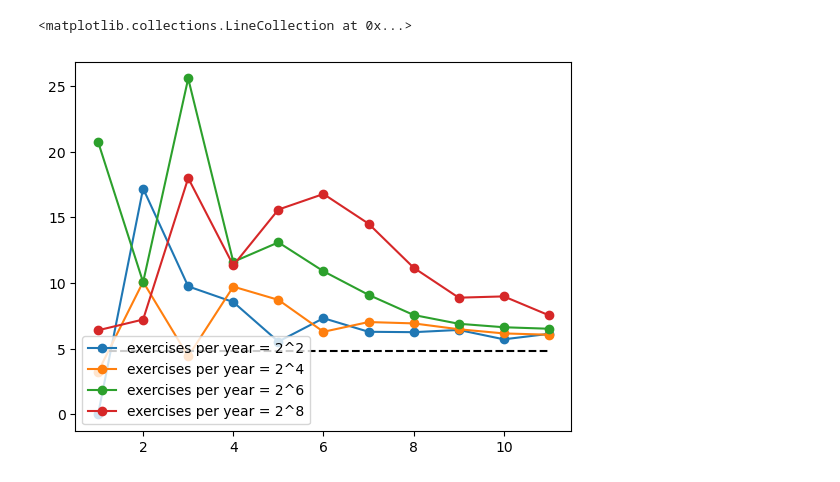
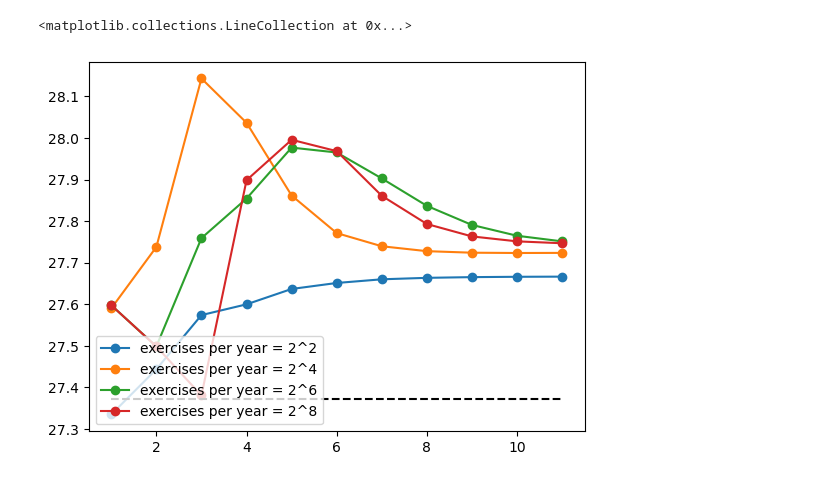
Before and after one commit to michalsn13/Longstaff-Schwartz_app, a Jupyter notebook: Stochastic_Mesh_main.ipynb, the cells around one changed output. Saved outputs shown, nothing was run; the diff lists cells and outputs as text; code cells hidden in the pictures.

```diff
--- a/Stochastic_Mesh_main.ipynb
+++ b/Stochastic_Mesh_main.ipynb
@@ -13,16 +17,16 @@ from stochastic_mesh_func import *
 # %%
-mu = 0.06
+mu = 0.05
 r = 0.05
 sigma = 0.2
 T = 1
-values_per_year = 50
+values_per_year = 120
 
 S0 = 100
 K = 100
 
 b = 1000
 # %%
-underlying = GBM(S0, mu, sigma, r, values_per_year)
+underlying = GBM(S0, mu, sigma, r, div = 10, div_freq = 12, next_div_moment = 0.1, values_per_year = values_per_year)
 # %%
 vanilla_call = Option(underlying, lambda X,t: np.maximum(X-K, 0), T)
 # %%
@@ -161,7 +177,7 @@ exercises = range(2, 10, 2)
 Vs = pd.DataFrame(index = bs, columns = [f'exercises per year = 2^{e}' for e in exercises])
 for b in bs:
     for e in exercises:
-        underlying = GBM(S0, mu, sigma, r, 2**e)
+        underlying = GBM(S0, mu, sigma, r, div = 30, div_freq = 1, next_div_moment = 0.5, values_per_year = 2**e)
         vanilla_call = Option(underlying, lambda X,t: np.maximum(X-K, 0), T)
-        price, _, _, _ = stochastic_mesh(vanilla_call, 2**b)
+        price, _, _, _ = stochastic_mesh(vanilla_call, 2**b, True)
         Vs.loc[b, f'exercises per year = 2^{e}'] = price
@@ -178,14 +193,14 @@ exercises = range(2, 10, 2)
 Vs = pd.DataFrame(index = bs, columns = [f'exercises per year = 2^{e}' for e in exercises])
 for b in bs:
     for e in exercises:
-        underlying = GBM(S0, mu, sigma, r, 2**e)
+        underlying = GBM(S0, mu, sigma, r, div = 30, div_freq = 1, next_div_moment = 0.5, values_per_year = 2**e)
         vanilla_put = Option(underlying, lambda X,t: np.maximum(K-X, 0), T)
-        price, _, _, _ = stochastic_mesh(vanilla_put, 2**b)
+        price, _, _, _ = stochastic_mesh(vanilla_put, 2**b, True)
         Vs.loc[b, f'exercises per year = 2^{e}'] = price
 # %%
 Vs.plot(style = '-o')
 plt.legend(loc = 'lower left')
-plt.hlines(xmin = 1, xmax = len(bs), y = 4.830794, linestyles = 'dashed', color = 'black')
+plt.hlines(xmin = 1, xmax = len(bs), y = 27.37238, linestyles = 'dashed', color = 'black')
 # %% [output]
 <matplotlib.collections.LineCollection at 0x...>
-[figure, old version]
+[figure, new version]
```
Also changed, not shown: parts of 27 cells of this notebook, 7 other files.
